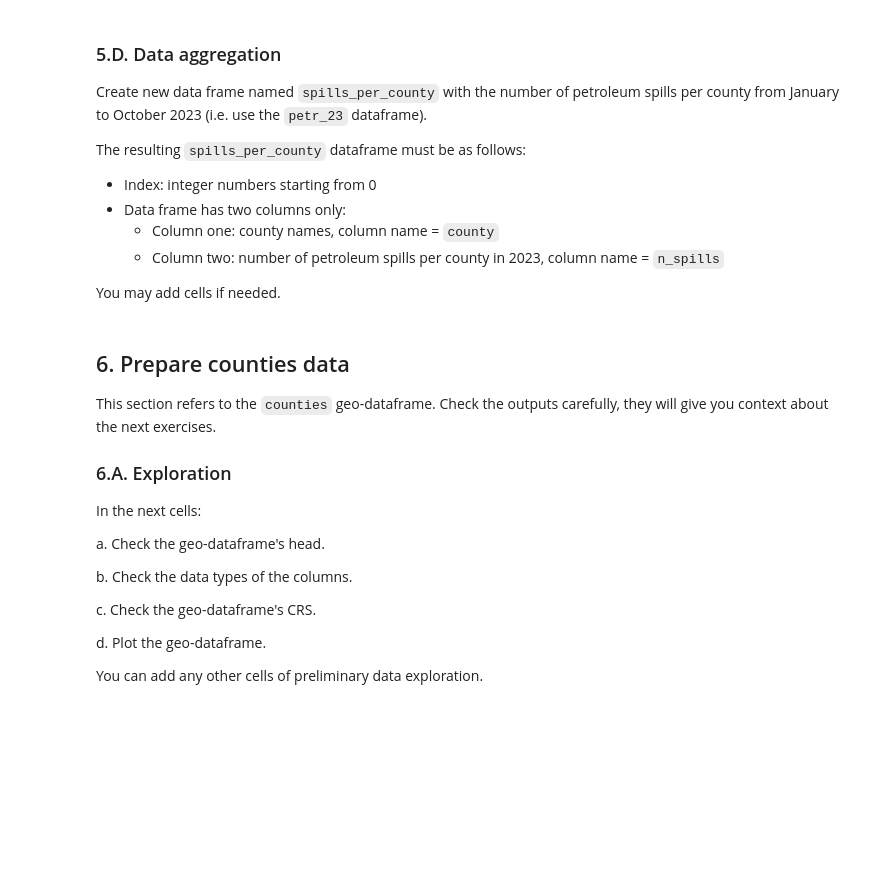
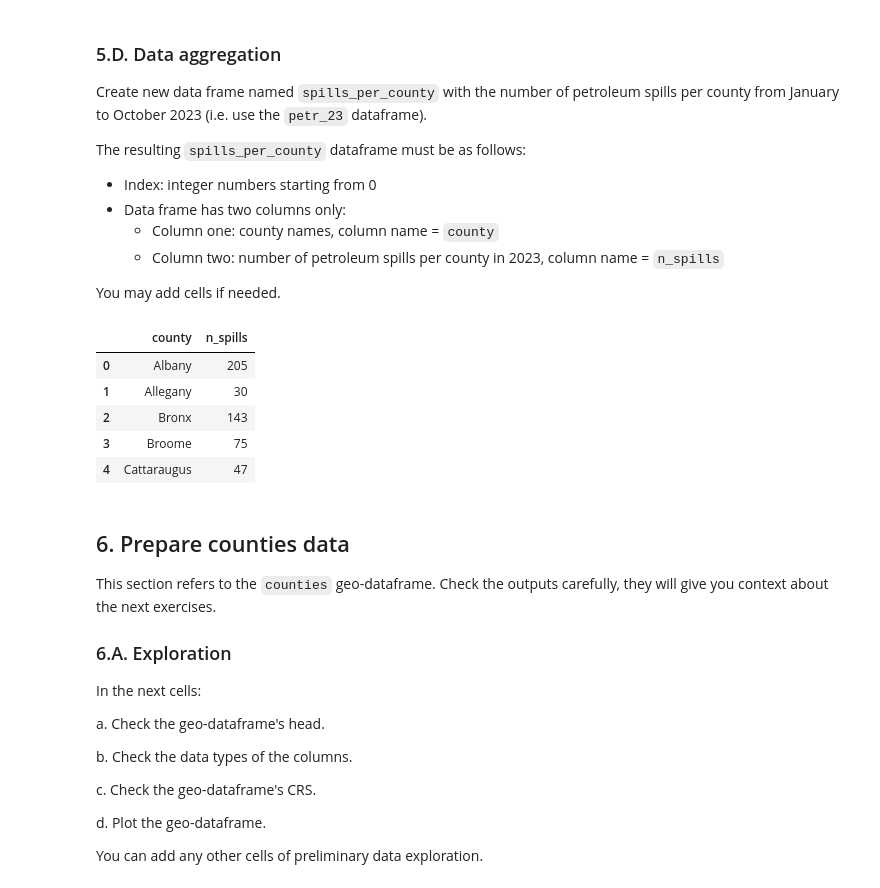
Before and after one commit to evajnewby/eds220-hwk3, a Jupyter notebook: hwk3-task2-oil-spills.ipynb, the cells around one changed output. Drawn from its saved outputs; the diff is of its cells as text; code cells hidden in the pictures; blank space fills up the shorter version.

```diff
--- a/hwk3-task2-oil-spills.ipynb
+++ b/hwk3-task2-oil-spills.ipynb
@@ -274,3 +278,16 @@ spills_per_county
+# %%
+# Group by county, count reports, reset index
+spills_per_county = petr_23.groupby('county').size().reset_index(name = 'n_spills')
+
+# check data frame
+spills_per_county.head()
+# %% [output]
+|  | county | n_spills |
+| 0 | Albany | 205 |
+| 1 | Allegany | 30 |
+| 2 | Bronx | 143 |
+| 3 | Broome | 75 |
+| 4 | Cattaraugus | 47 |
 # %% [markdown]
 ## 6. Prepare counties data
 
```
Also changed, not shown: parts of 14 cells of this notebook.
